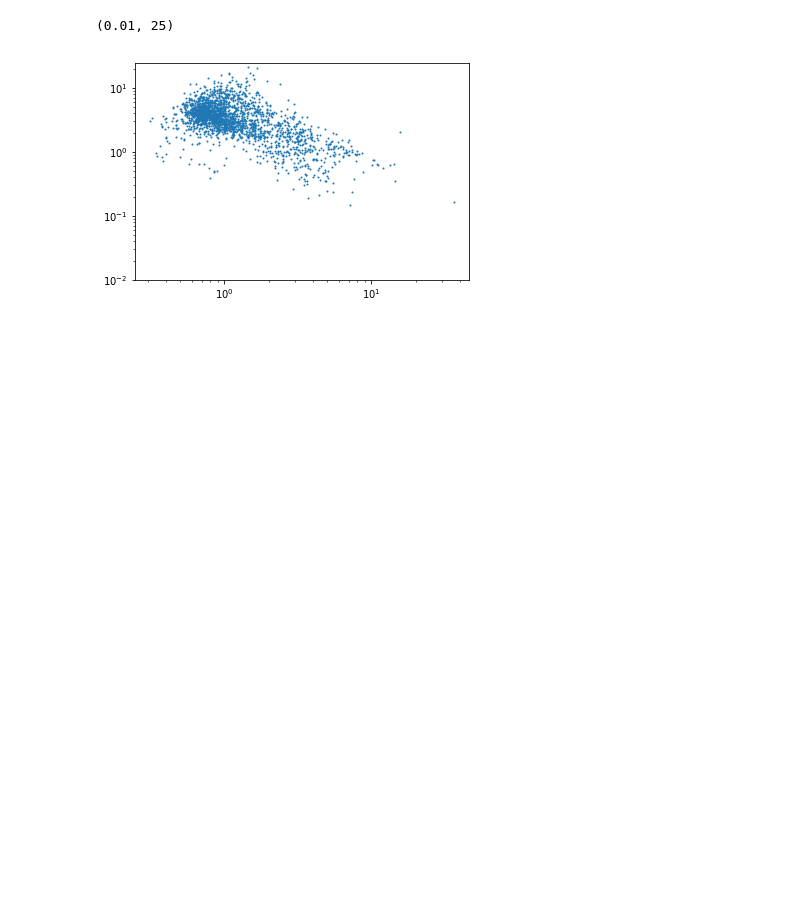
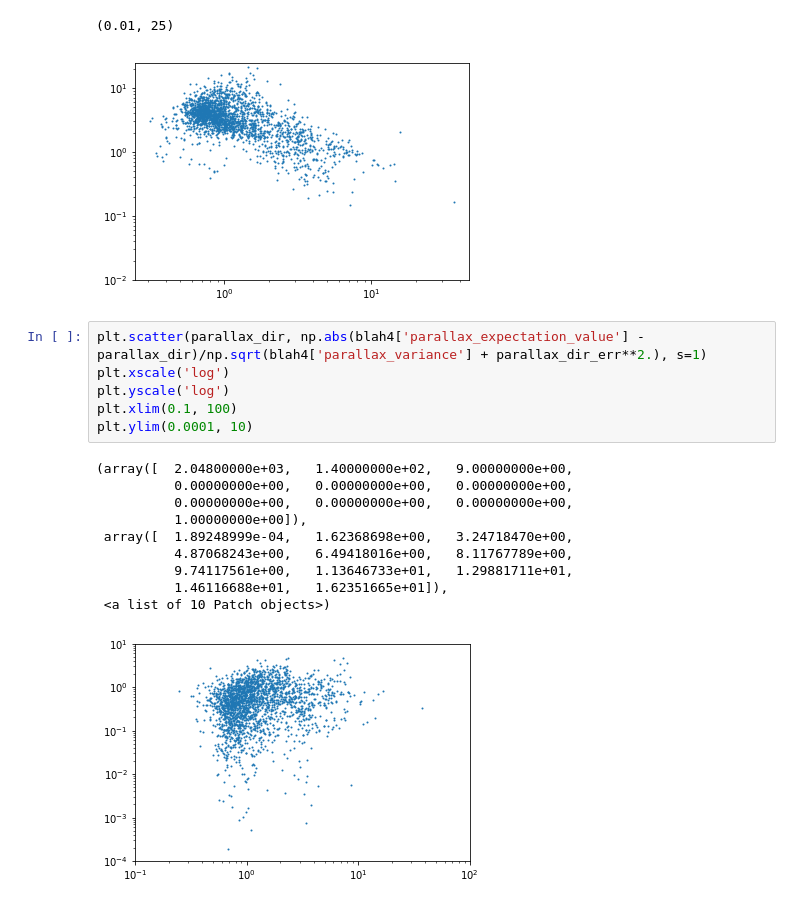
Before and after one commit to andersdot/photoParallax, a Jupyter notebook: asteroseismic.ipynb, the cells around one changed output. Saved outputs shown, nothing was run; the diff lists cells and outputs as text; blank space fills up the shorter version.

```diff
--- a/asteroseismic.ipynb
+++ b/asteroseismic.ipynb
@@ -183,3 +176,20 @@ plt.ylim(0.01, 25)
 # %% [output]
 (0.01, 25)
 [figure]
+# %%
+plt.scatter(parallax_dir, np.abs(blah4['parallax_expectation_value'] - parallax_dir)/np.sqrt(blah4['parallax_variance'] + parallax_dir_err**2.), s=1)
+plt.xscale('log')
+plt.yscale('log')
+plt.xlim(0.1, 100)
+plt.ylim(0.0001, 10)
+# %% [output]
+(array([  2.04800000e+03,   1.40000000e+02,   9.00000000e+00,
+          0.00000000e+00,   0.00000000e+00,   0.00000000e+00,
+          0.00000000e+00,   0.00000000e+00,   0.00000000e+00,
+          1.00000000e+00]),
+ array([  1.89248999e-04,   1.62368698e+00,   3.24718470e+00,
+          4.87068243e+00,   6.49418016e+00,   8.11767789e+00,
+          9.74117561e+00,   1.13646733e+01,   1.29881711e+01,
+          1.46116688e+01,   1.62351665e+01]),
+ <a list of 10 Patch objects>)
+[figure, added]
```
Also changed, not shown: parts of 29 cells of this notebook, 12 other files.
